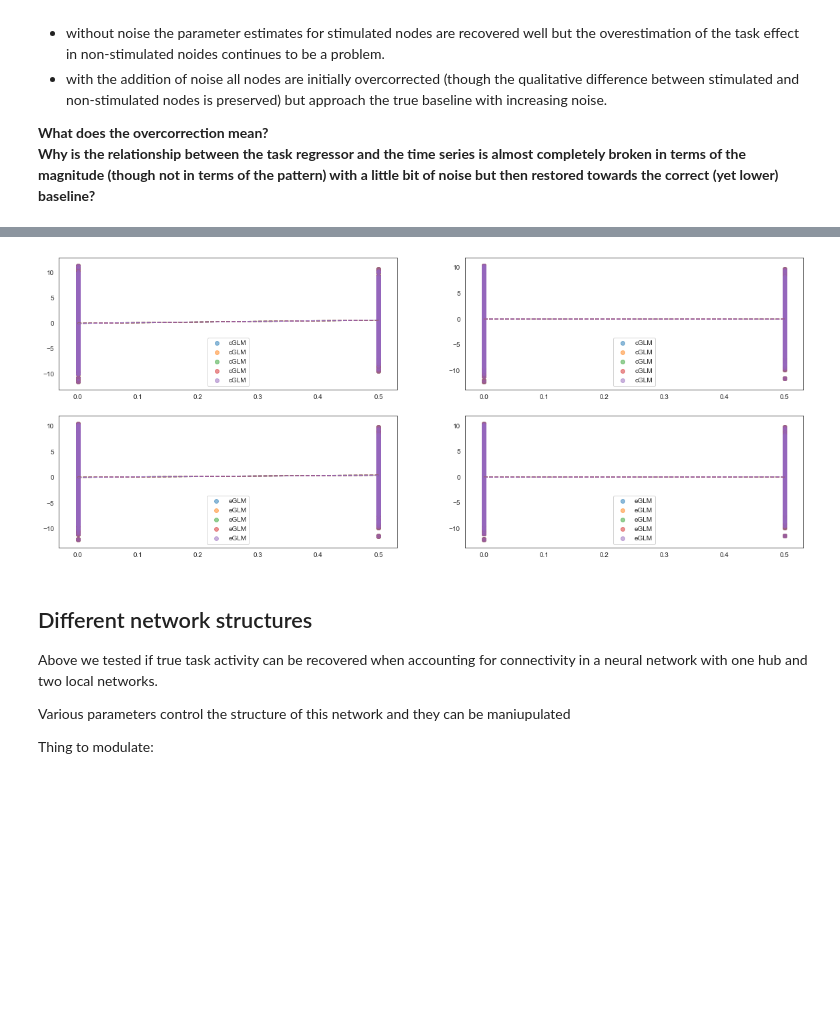
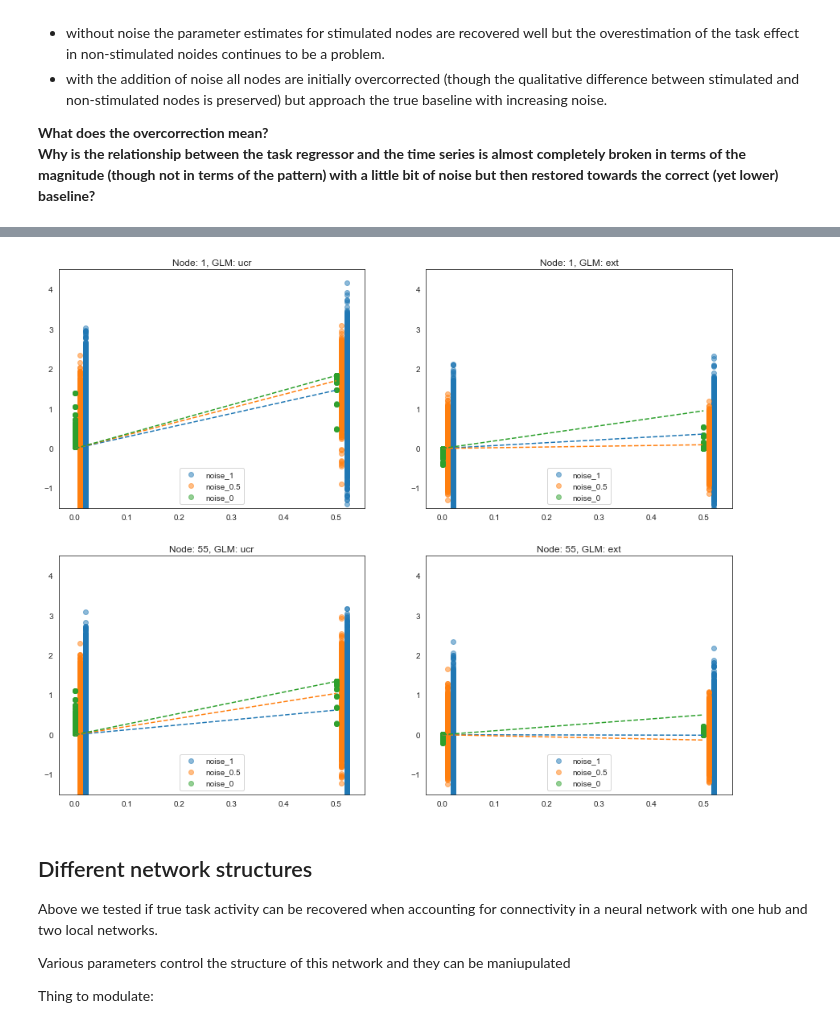
Before and after one commit to zenkavi/DevStudy_FmriNbs, a Jupyter notebook: notebooks/informationtransfermapping/TheoreticalResults/Zenkavi_Simulations/Extended_GLM_neural_network_level.ipynb, the cells around one changed output, grey strips where cells are left out. Cells and saved outputs as stored; diff of their text form; code cells hidden in the pictures; blank space fills up the shorter version.

Commit message:
working version of task timing vs timeseries by noise levels plot

```diff
--- a/notebooks/informationtransfermapping/TheoreticalResults/Zenkavi_Simulations/Extended_GLM_neural_network_level.ipynb
+++ b/notebooks/informationtransfermapping/TheoreticalResults/Zenkavi_Simulations/Extended_GLM_neural_network_level.ipynb
@@ -612,48 +615,51 @@ plt.rcParams["figure.figsize"][0] = 15
 plt.rcParams["figure.figsize"][1] = 12
 # %%
 noise_levels = rkeys
-plot_nodes = {"stim": 1, "non_stim": 55}
+noise_levels = ['noise_1', 'noise_0.5', 'noise_0']
+plot_nodes = [1, 55]
 glm_types = ["ucr", "ext"]
 
-clm_var = glm_types
-row_var = plot_nodes
+clm_var = plot_nodes
+row_var = glm_types
 col_var = noise_levels
 
 fig, a = plt.subplots(len(clm_var), len(row_var))
 
 task_x = td_stimtimes_0_5[0][1:]
 xvals = np.arange(0,.6,.1)
 
 for i in range(len(clm_var)):
     for j in range(len(row_var)):
         for k in range(len(col_var)):
 
-            #drop last column (from which the task beta is extracted)
-            #ext_glms[noise_level]['ext_mods'][node]
+            cur_clm = clm_var[i]
+            cur_row = row_var[j]
+            cur_col = col_var[k]
+            jit = float(cur_col.split("_")[1])/50
 
-            cur_noise = noise_levels[i]
-            cur_node = plot_nodes[list(plot_nodes.keys())[j]]
-
-            if glm_types[i] == "ucr":
-                raw_y = ext_glms[cur_noise]['ext_mods'][cur_node].endog
-                a[i, j].scatter(task_x, raw_y, label = "cGLM", alpha=.5)
-                s = ucr_glms[cur_noise]['ucr_task_betas'][cur_node]
+            if cur_row == "ucr":
+                raw_y = ext_glms[cur_col]['ext_mods'][cur_clm].endog
+                a[i, j].scatter(task_x+jit, raw_y, label = cur_col, alpha=.5)
+                s = ucr_glms[cur_col]['ucr_task_betas'][cur_clm]
                 y = s*xvals
                 a[i, j].plot(xvals, y, '--', color = "C"+str(k))
+                a[i, j].set_ylim([-1.5,4.5])
 
-            if glm_types[i] == "ext":
-                res_x = ext_glms[cur_noise]['ext_mods'][cur_node].exog[:,:-1]
+            if cur_row == "ext":
+                raw_y = ext_glms[cur_col]['ext_mods'][cur_clm].endog
+                res_x = ext_glms[cur_col]['ext_mods'][cur_clm].exog[:,:-1]
                 res_mod = sm.OLS(raw_y, res_x).fit()
                 res_y = res_mod.resid
-                a[i, j].scatter(task_x, res_y, label = "eGLM", alpha=.5)
-                s = ext_glms[cur_noise]['ext_task_betas'][cur_node]
+                a[i, j].scatter(task_x+jit, res_y, label = cur_col, alpha=.5)
+                s = ext_glms[cur_col]['ext_task_betas'][cur_clm]
                 y = s*xvals
                 a[i, j].plot(xvals, y, '--', color = "C"+str(k))
+                a[i,j].set_ylim([-1.5,4.5])
 
-            #a[i, j].set_title(tmp[j]+" node:"+str(tmp2[i]))
+            a[i, j].set_title("Node: "+ str(cur_clm) +", GLM: " + str(cur_row))
             a[i, j].legend(loc="lower center")
 # %% [output]
-[figure, old version]
+[figure, new version]
 # %% [markdown]
 ## Different network structures
 
```
Also changed, not shown: parts of 5 cells of this notebook.
